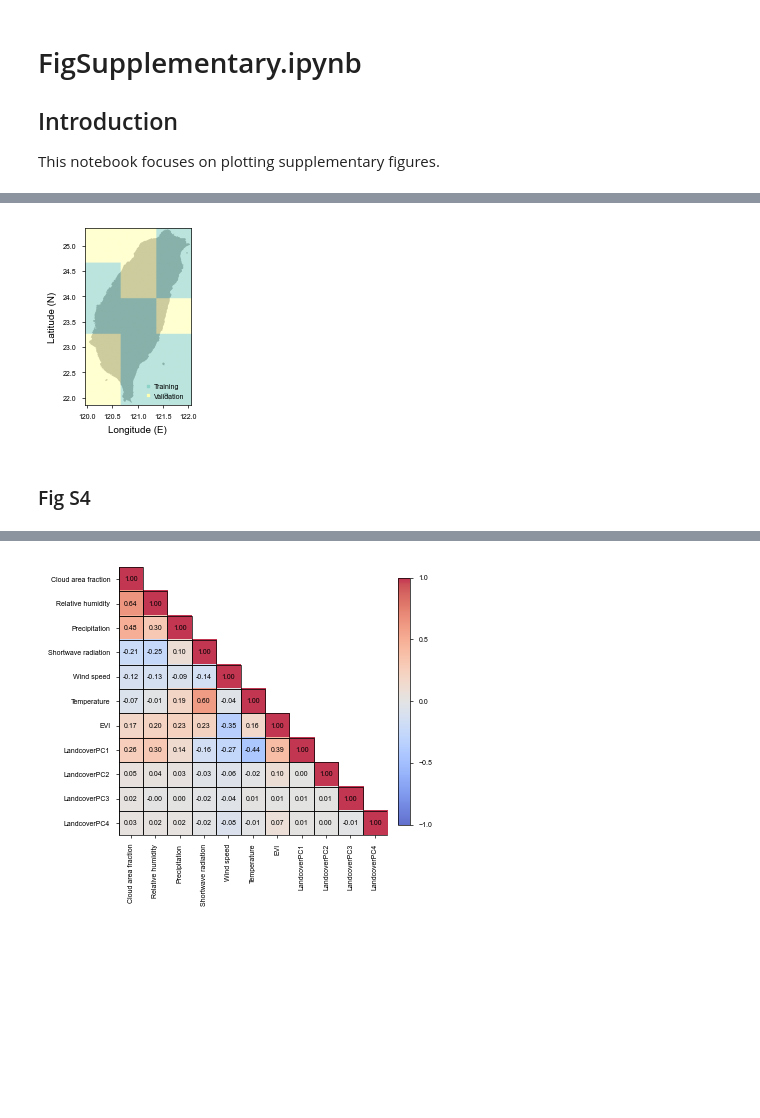
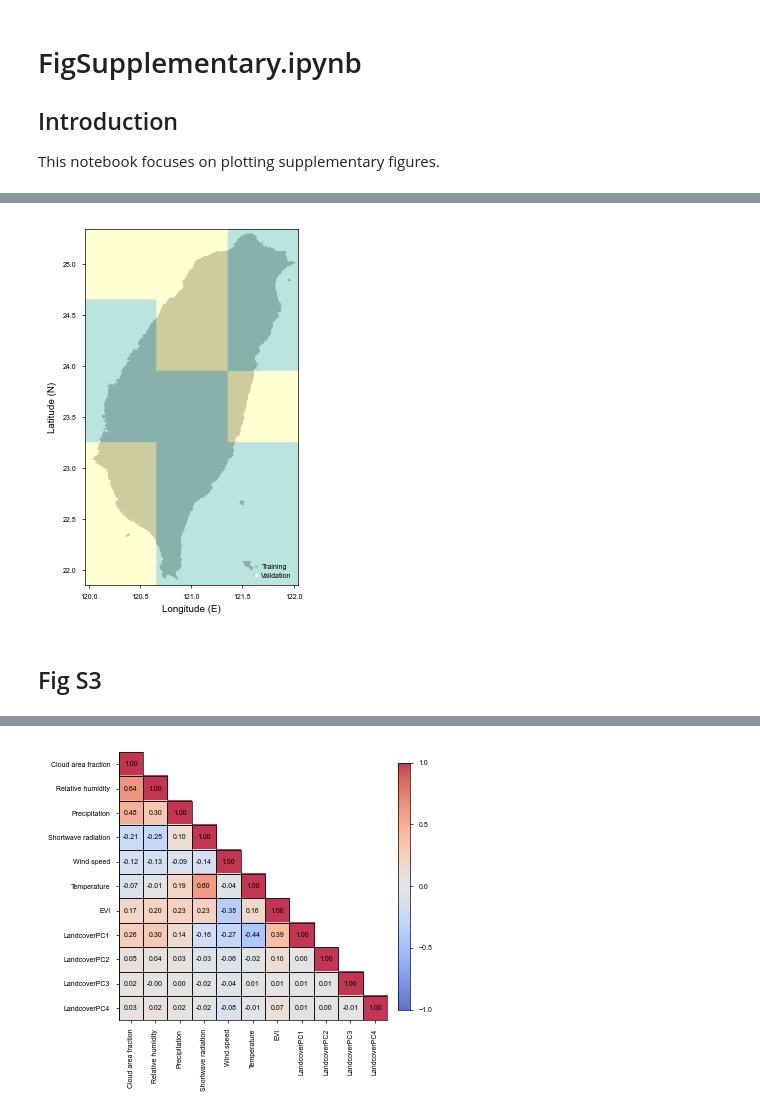
Before and after one commit to KLKua/DeepSDM, a Jupyter notebook: FigSupplementary.ipynb, the cells around one changed output, grey strips where cells are left out. Saved outputs shown, nothing was run; the diff lists cells and outputs as text; code cells hidden in the pictures; blank space fills up the shorter version.

Commit message:
Rewrite all Supplementary plots and Put the env distribution plots to supplementary

```diff
--- a/FigSupplementary.ipynb
+++ b/FigSupplementary.ipynb
@@ -211,35 +786,37 @@ Pairwise results (species-level medians):
 # %%
 # This cell shows how training/validation data are divided spatially.
 # A partition file is read, resized, and visualized on a map.
-
 partition_file='./workspace/partition.txt'
 train_val_partitions = np.loadtxt(partition_file, delimiter=',')
 train_val_mask = cv2.resize(train_val_partitions, (
     PU.DeepSDM_conf.spatial_conf_tmp['num_of_grid_x'] * PU.DeepSDM_conf.spatial_conf_tmp['grid_size'],
     PU.DeepSDM_conf.spatial_conf_tmp['num_of_grid_y'] * PU.DeepSDM_conf.spatial_conf_tmp['grid_size']),
     interpolation = cv2.INTER_NEAREST)
 
-fig, ax = plt.subplots(figsize = mm2inch(40, 100), constrained_layout = True)
+fig, ax = plt.subplots(figsize = mm2inch(80, 100), constrained_layout = True)
 ax.imshow(
     np.where(PU.extent_binary == 0, np.nan, PU.extent_binary),
     extent = PU.extent_binary_extent, cmap = ListedColormap('grey')
 )
 ax.imshow(
     train_val_mask, alpha = 0.6,
     cmap = ListedColormap(['#ffffb3', '#8dd3c7']),
     extent = PU.extent_binary_extent
 )
 ax.set_xlabel('Longitude (E)')
 ax.set_ylabel('Latitude (N)')
+ax.xaxis.set_major_formatter(mtick.FormatStrFormatter('%.1f'))
+ax.yaxis.set_major_formatter(mtick.FormatStrFormatter('%.1f'))
+ax.set_xticks([120, 120.5, 121, 121.5, 122])
 
 validation_proxy = mlines.Line2D([], [], color='#ffffb3', marker='s', linestyle='None', markersize=2, label='Validation')
 training_proxy = mlines.Line2D([], [], color='#8dd3c7', marker='s', linestyle='None', markersize=2, label='Training')
 
 ax.legend(handles=[training_proxy, validation_proxy], loc='lower right', handletextpad=-0.2)
-plot_output = os.path.join(PU.plot_path_suppl, 'Fig_S3_trainval_split.pdf')
-# plt.savefig(plot_output, dpi = 500, transparent = True)
+plot_output = os.path.join(PU.plot_path_suppl, 'Fig_S2_trainval_split.pdf')
+plt.savefig(plot_output, dpi = 500, transparent = True)
 plt.show()
 # %% [output]
-[figure, old version]
+[figure, new version]
 # %% [markdown]
-### Fig S4
+## Fig S3
```
Also changed, not shown: parts of 43 cells of this notebook.
